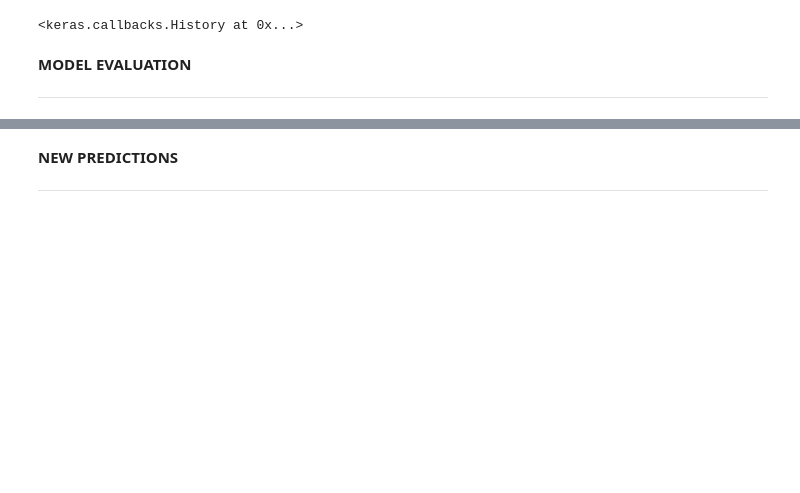
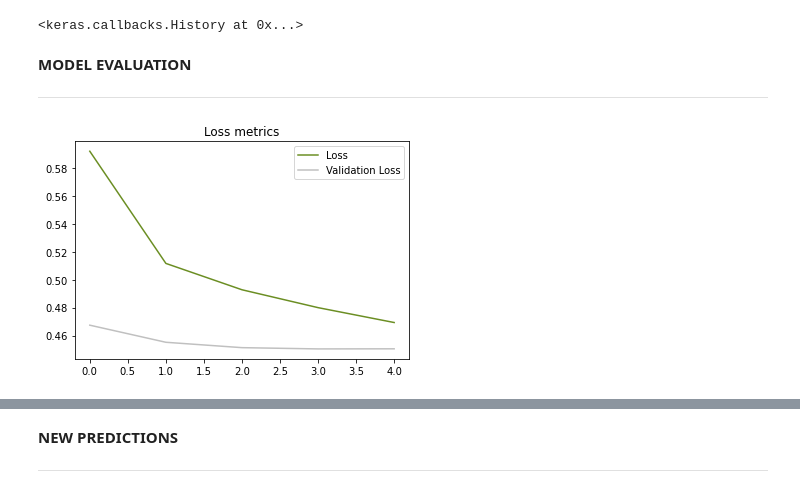
Before and after one commit to Skarlet0x/SentimentAnalysis, a Jupyter notebook: sentiment_analysis.ipynb, the cells around one changed output, grey strips where cells are left out. Saved outputs shown, nothing was run; the diff lists cells and outputs as text; code cells hidden in the pictures; blank space fills up the shorter version.

```diff
--- a/sentiment_analysis.ipynb
+++ b/sentiment_analysis.ipynb
@@ -445,26 +404,3 @@ from keras.layers import Dropout
-# %%
-cnn = tf.keras.models.Sequential()
-
-cnn.add(Input(INPUT_SHAPE,))
-cnn.add(Embedding(VOCABULARY_SIZE, EMBEDDING_DIMENSION))
-
-cnn.add(Conv1D(filters=FILTERS, kernel_size=2, activation="relu"))
-cnn.add(GlobalMaxPool1D())
-cnn.add(Dropout(DROPOUT_RATE))
-
-cnn.add(Conv1D(filters=FILTERS, kernel_size=3, activation="relu"))
-cnn.add(GlobalMaxPool1D())
-cnn.add(Dropout(DROPOUT_RATE))
-
-cnn.add(Conv1D(filters=FILTERS, kernel_size=4, activation="relu"))
-cnn.add(GlobalMaxPool1D())
-cnn.add(Dropout(DROPOUT_RATE))
-
-cnn.add(Dense(units=FFN_UNITS, activation="relu"))
-cnn.add(Dropout(DROPOUT_RATE))
-
-# if number of classes == 2, units=1, activation="sigmoid", else number of classes == units, activation="softmax"
-cnn.add(Dense(units=1, activation="sigmoid"))
 # %%
 # if number of classes == 2, loss="binary_crossentropy", else "sparse_categorical_crossentropy", metrics="sparse_categorical_accuracy", for example
 cnn.compile(optimizer="adam", loss="binary_crossentropy", metrics=["accuracy"])
@@ -492,13 +428,13 @@ _________________________________________________________________
 **MODEL TRAINING**
 
 ---
+# %%
+BATCH_SIZE = 100
+EPOCHS = 10
 # %%
-# stop after 3 epochs of no improvement on validation loss
-stop = tf.keras.callbacks.EarlyStopping(monitor="val_loss", patience = 3)
+# stop after 1 epoch of no improvement of loss
+stop = tf.keras.callbacks.EarlyStopping(monitor="val_loss", patience = 1)
 # %%
-BATCH_SIZE = 500
-EPOCHS = 10
-
-cnn.fit(x=X_train, y=y_train, epochs=EPOCHS, validation_data=(X_valid, y_valid), batch_size=BATCH_SIZE, callbacks=[stop])
+cnn.fit(X_train, y_train, epochs=EPOCHS, validation_data=(X_valid, y_valid), batch_size=BATCH_SIZE, callbacks=[stop])
 # %% [output]
 Epoch 1/10
@@ -511,8 +453,11 @@ Epoch 2/10
 
 ---
 # %%
-plt.plot(cnn.history["loss"], label="Loss")
-plt.plot(cnn.history["val_loss"], label="Validation Loss")
+plt.plot(cnn.history.history["loss"], label="Loss", color=colors[0] )
+plt.plot(cnn.history.history["val_loss"], label="Validation Loss", color=colors[1])
+plt.title("Loss metrics")
 plt.legend()
 plt.show()
+# %% [output]
+[figure, added]
 # %%
```
Also changed, not shown: parts of 33 cells of this notebook.
